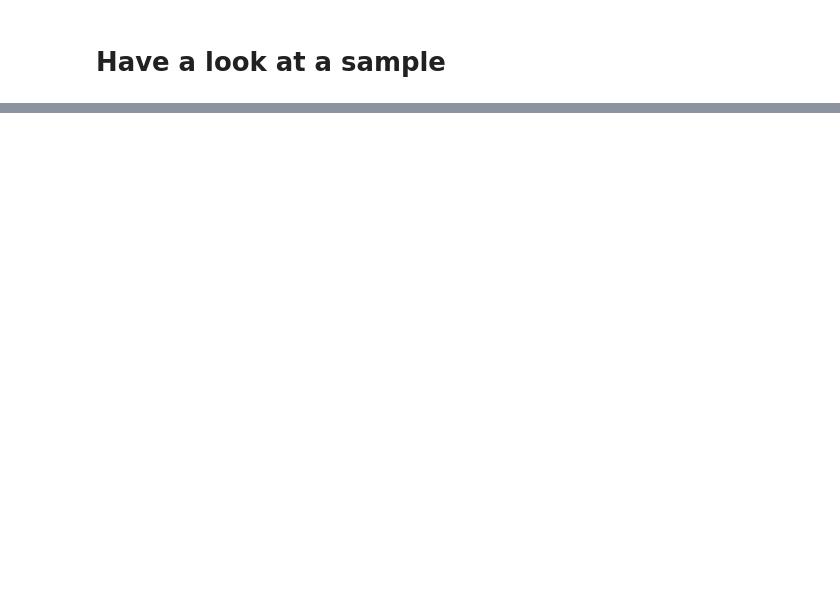
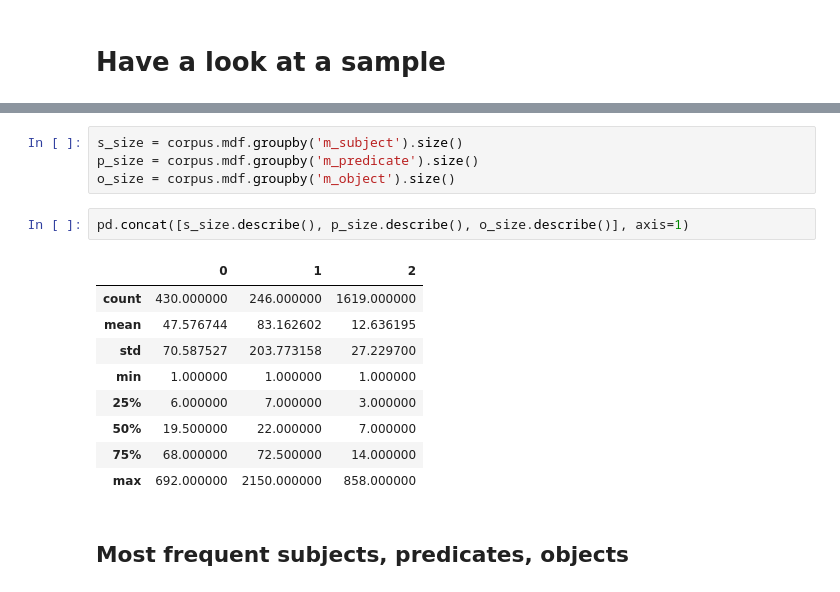
Before and after one commit to abevieiramota/challenge-webnlg, a Jupyter notebook: notebook/1 - Exploratory Data Analysis.ipynb, the cells around one changed output, grey strips where cells are left out. Saved outputs shown, nothing was run; the diff lists cells and outputs as text; blank space fills up the shorter version.

```diff
--- a/notebook/1 - Exploratory Data Analysis.ipynb
+++ b/notebook/1 - Exploratory Data Analysis.ipynb
@@ -217,0 +147,18 @@ comic5.mdf[comic5.mdf.text == 'Bananaman | firstAired | "1983-10-03"']
+# %%
+s_size = corpus.mdf.groupby('m_subject').size()
+p_size = corpus.mdf.groupby('m_predicate').size()
+o_size = corpus.mdf.groupby('m_object').size()
+# %%
+pd.concat([s_size.describe(), p_size.describe(), o_size.describe()], axis=1)
+# %% [output]
+|  | 0 | 1 | 2 |
+| count | 430.000000 | 246.000000 | 1619.000000 |
+| mean | 47.576744 | 83.162602 | 12.636195 |
+| std | 70.587527 | 203.773158 | 27.229700 |
+| min | 1.000000 | 1.000000 | 1.000000 |
+| 25% | 6.000000 | 7.000000 | 3.000000 |
+| 50% | 19.500000 | 22.000000 | 7.000000 |
+| 75% | 68.000000 | 72.500000 | 14.000000 |
+| max | 692.000000 | 2150.000000 | 858.000000 |
+# %% [markdown]
+## Most frequent subjects, predicates, objects
```
Also changed, not shown: parts of 54 cells of this notebook, 2 other files.
